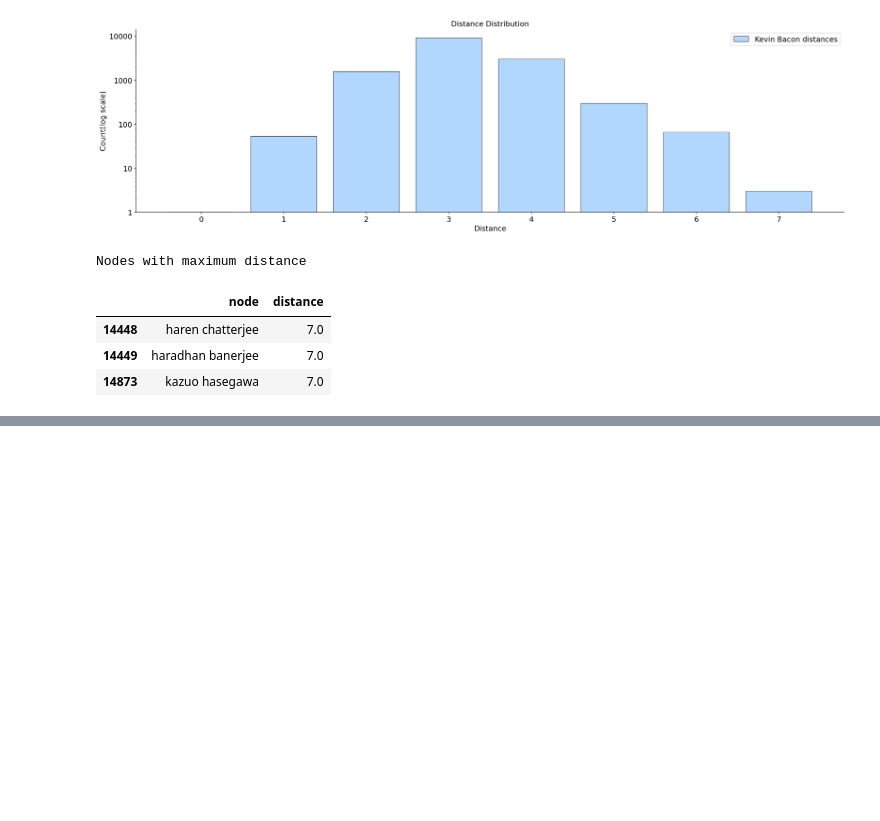
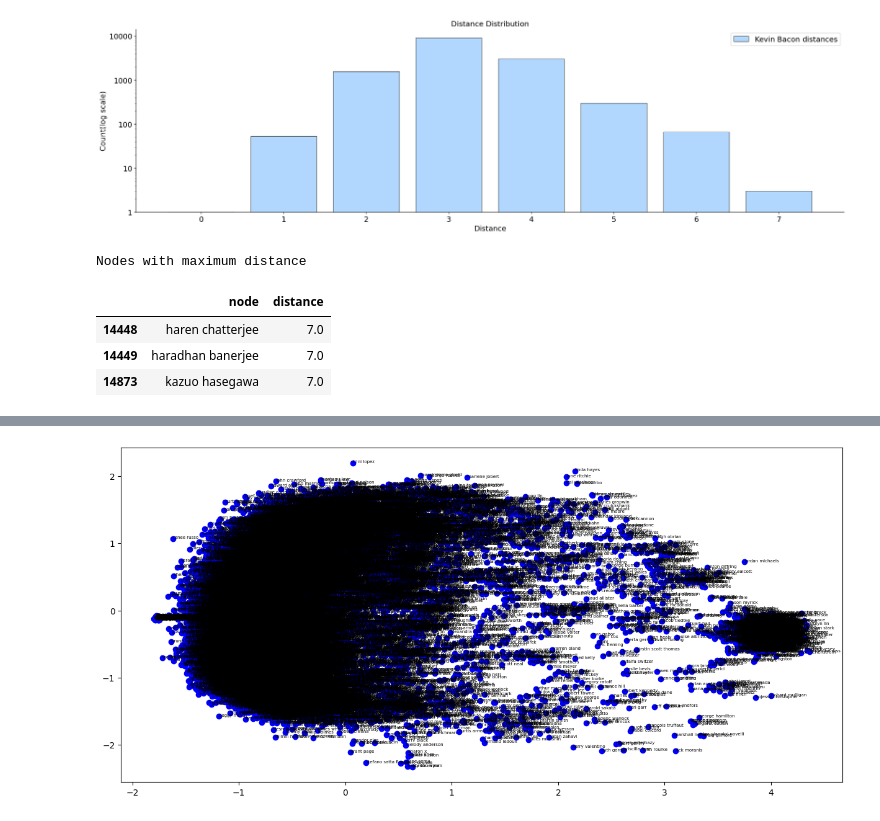
Before and after one commit to TarasHamkalo/on-web-data-mining, a Jupyter notebook: 03/notebooks/full-dataset.ipynb, the cells around one changed output, grey strips where cells are left out. Drawn from its saved outputs; the diff is of its cells as text; code cells hidden in the pictures; blank space fills up the shorter version.

```diff
--- a/03/notebooks/full-dataset.ipynb
+++ b/03/notebooks/full-dataset.ipynb
@@ -361,0 +417,24 @@ Nodes with maximum distance
+# %%
+import networkx as nx
+from node2vec import Node2Vec
+from sklearn.decomposition import PCA
+import matplotlib.pyplot as plt
+from gensim.models import Word2Vec
+train = False
+# node2vec
+if train:
+    node2vec = Node2Vec(actors_graph.g, dimensions=50, walk_length=15, num_walks=200, workers=12)
+    model = node2vec.fit(window=5, min_count=1, batch_words=4)
+    model.save("../results/node2vec.model")
+else:
+    model = Word2Vec.load("../results/node2vec.model")
+# %%
+# visualize
+pca = PCA(n_components=2)
+pca_comps = pca.fit_transform(model.wv.vectors)
+plt.figure(figsize=(15, 7))
+plt.scatter(pca_comps[:, 0], pca_comps[:, 1], c='blue')
+for name, x, y in zip(actors_graph.g.nodes(), pca_comps[:, 0], pca_comps[:, 1]):
+    plt.annotate(name, xy=(x, y), size=5)
+# %% [output]
+[figure, added]
```
Also changed, not shown: parts of 9 cells of this notebook, 4 other files.
